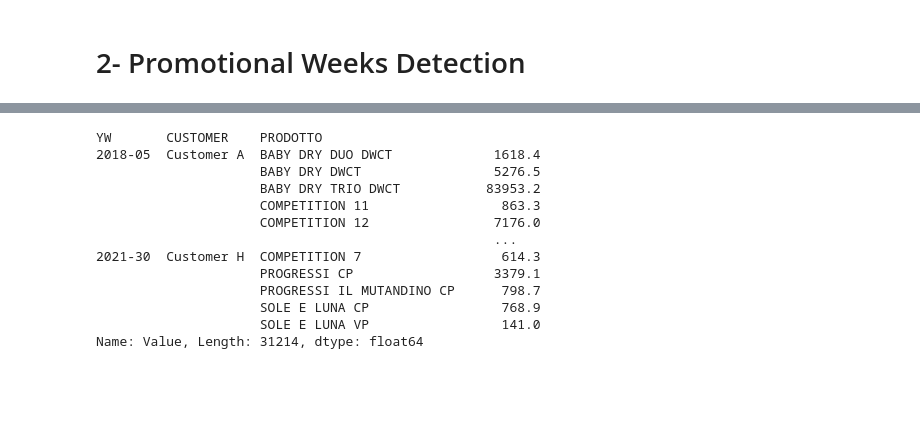
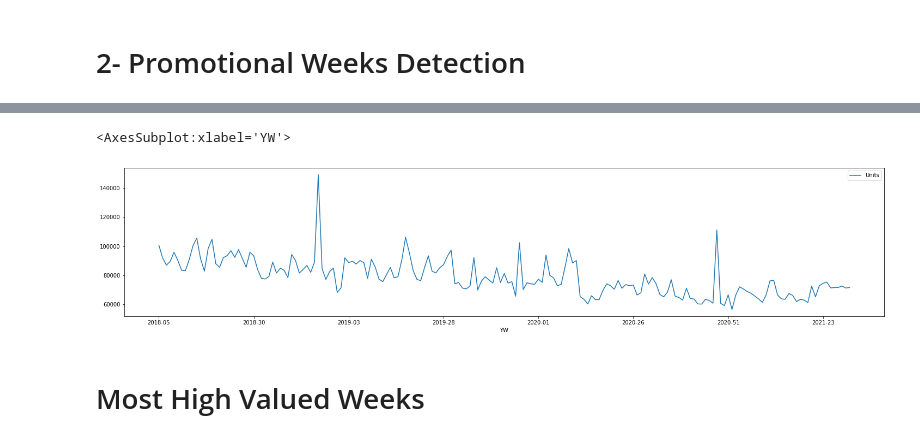
Before and after one commit to khubabshams/game3, a Jupyter notebook: promotional_event_detection.ipynb, the cells around one changed output, grey strips where cells are left out. Saved outputs shown, nothing was run; the diff lists cells and outputs as text; code cells hidden in the pictures; blank space fills up the shorter version.

```diff
--- a/promotional_event_detection.ipynb
+++ b/promotional_event_detection.ipynb
@@ -126,16 +137,7 @@ df.groupby('YW')[['Value', 'Units']].sum() # Groupby multible columns
-# %%
-df.groupby(['YW', 'CUSTOMER', 'PRODOTTO'])['Value'].sum() # Groupby single column
-# %% [output]
-YW       CUSTOMER    PRODOTTO
-2018-05  Customer A  BABY DRY DUO DWCT             1618.4
-                     BABY DRY DWCT                 5276.5
-                     BABY DRY TRIO DWCT           83953.2
-                     COMPETITION 11                 863.3
-                     COMPETITION 12                7176.0
-                                                   ...
-2021-30  Customer H  COMPETITION 7                  614.3
-                     PROGRESSI CP                  3379.1
-                     PROGRESSI IL MUTANDINO CP      798.7
-                     SOLE E LUNA CP                 768.9
-                     SOLE E LUNA VP                 141.0
-Name: Value, Length: 31214, dtype: float64
+# %%
+df.groupby('YW')[['Units']].sum().plot(figsize=(25,5)) # Group Weeks and thier Total Sold Units
+# %% [output]
+<AxesSubplot:xlabel='YW'>
+[figure, added]
+# %% [markdown]
+# Most High Valued Weeks
```
Also changed, not shown: parts of 15 cells of this notebook.
